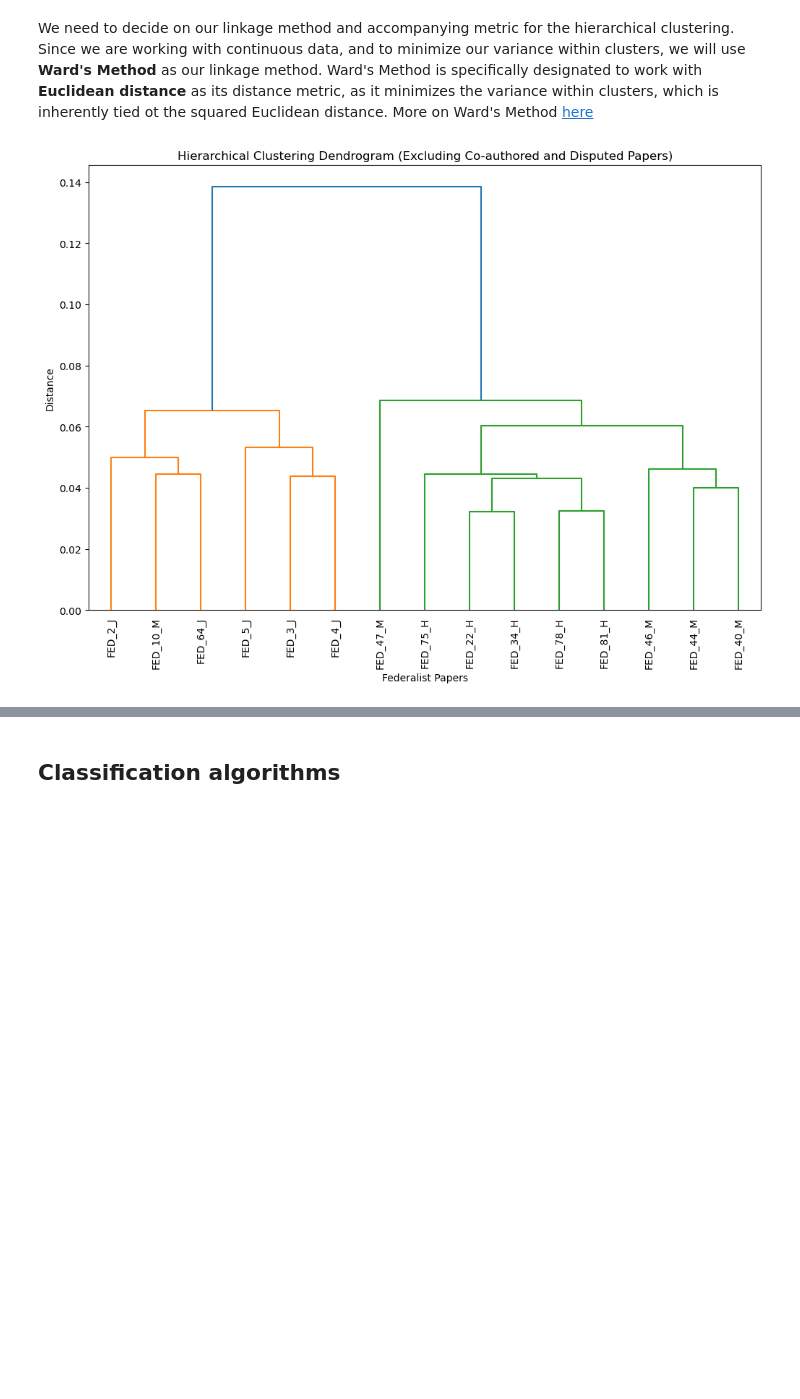
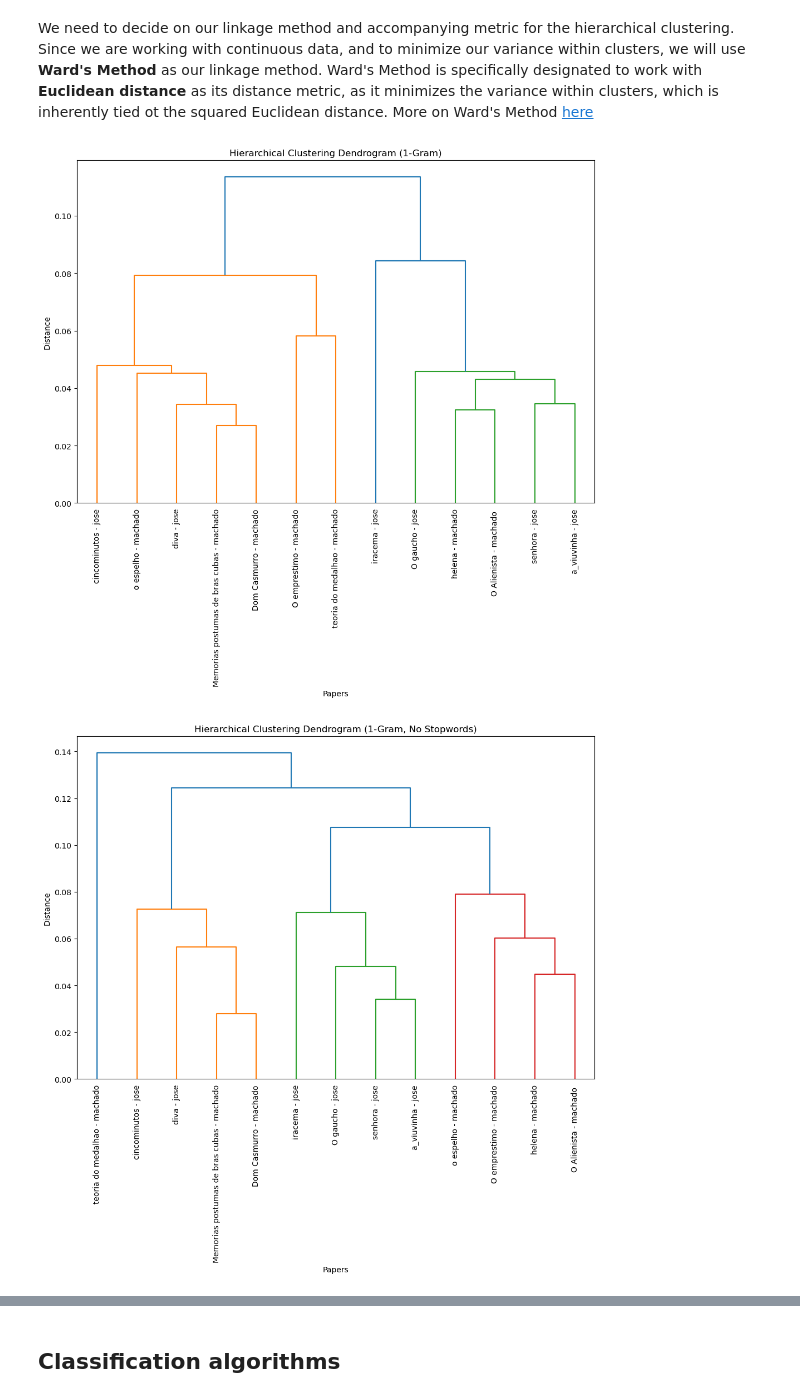
Before and after one commit to mangabe16/Authorship-Attribution, a Jupyter notebook: Albernaz_Gabriel_P5.ipynb, the cells around one changed output, grey strips where cells are left out. Drawn from its saved outputs; the diff is of its cells as text; code cells hidden in the pictures; blank space fills up the shorter version.

```diff
--- a/Albernaz_Gabriel_P5.ipynb
+++ b/Albernaz_Gabriel_P5.ipynb
@@ -111,0 +145,5 @@ And now the 2-gram data
+# %%
+df_1gram = df_1gram[~df_1gram['Unnamed: 0'].str.contains('Total|Average', na=False)]
+df_1gram_NOSTOPWORDS = df_1gram_NOSTOPWORDS[~df_1gram_NOSTOPWORDS['Unnamed: 0'].str.contains('Total|Average', na=False)]
+df_2gram = df_2gram[~df_2gram['Unnamed: 0'].str.contains('Total|Average', na=False)]
+df_2gram_NOSTOPWORDS = df_2gram_NOSTOPWORDS[~df_2gram_NOSTOPWORDS['Unnamed: 0'].str.contains('Total|Average', na=False)]
@@ -291,0 +272,13 @@ Length: 70825, dtype: int64
+# %%
+# Check for null values in all dataframes and print the results
+dataframes = {
+    "1-Gram": df_1gram,
+    "1-Gram (No Stopwords)": df_1gram_NOSTOPWORDS,
+    "2-Gram": df_2gram,
+    "2-Gram (No Stopwords)": df_2gram_NOSTOPWORDS
+}
+
+for name, df in dataframes.items():
+    print(f"Null values in {name}:")
+    print(df.isnull().sum())
+    print()
@@ -623,15 +472,26 @@ Combined Subset (2-gram): (15, 70825)
 # %% [markdown]
 We need to decide on our linkage method and accompanying metric for the hierarchical clustering. Since we are working with continuous data, and to minimize our variance within clusters, we will use **Ward's Method** as our linkage method. Ward's Method is specifically designated to work with **Euclidean distance** as its distance metric, as it minimizes the variance within clusters, which is inherently tied ot the squared Euclidean distance. More on Ward's Method [here](https://en.wikipedia.org/wiki/Ward%27s_method)
 # %%
-# Perform hierarchical clustering
-linkage_matrix = linkage(subset_combined.iloc[:, 2:], method='ward')  # Exclude 'Paper_ID' and 'Author' columns
+# List of dataframes and their corresponding titles
+dataframes = [
+    (df_1gram, "Hierarchical Clustering Dendrogram (1-Gram)"),
+    (df_1gram_NOSTOPWORDS, "Hierarchical Clustering Dendrogram (1-Gram, No Stopwords)"),
+    (df_2gram, "Hierarchical Clustering Dendrogram (2-Gram)"),
+    (df_2gram_NOSTOPWORDS, "Hierarchical Clustering Dendrogram (2-Gram, No Stopwords)")
+]
 
-# Plot the dendrogram
-plt.figure(figsize=(12, 8))
-dendrogram(linkage_matrix, labels=subset_combined['Paper_ID'].values, leaf_rotation=90, leaf_font_size=10)
-plt.title('Hierarchical Clustering Dendrogram (Excluding Co-authored and Disputed Papers)')
-plt.xlabel('Federalist Papers')
-plt.ylabel('Distance')
-plt.show()
+# Perform hierarchical clustering and plot dendrograms for each dataframe
+for df, title in dataframes:
+    # Perform hierarchical clustering
+    linkage_matrix = linkage(df.iloc[:, 2:], method='ward')  # Exclude 'Paper_ID' and 'Author' columns
+
+    # Plot the dendrogram
+    plt.figure(figsize=(12, 8))
+    dendrogram(linkage_matrix, labels=df['Paper_ID'].values, leaf_rotation=90, leaf_font_size=10)
+    plt.title(title)
+    plt.xlabel('Papers')
+    plt.ylabel('Distance')
+    plt.show()
 # %% [output]
-[figure, old version]
+[figure, new version]
+[figure, added]
```
Also changed, not shown: parts of 94 cells of this notebook, 5 other files.
